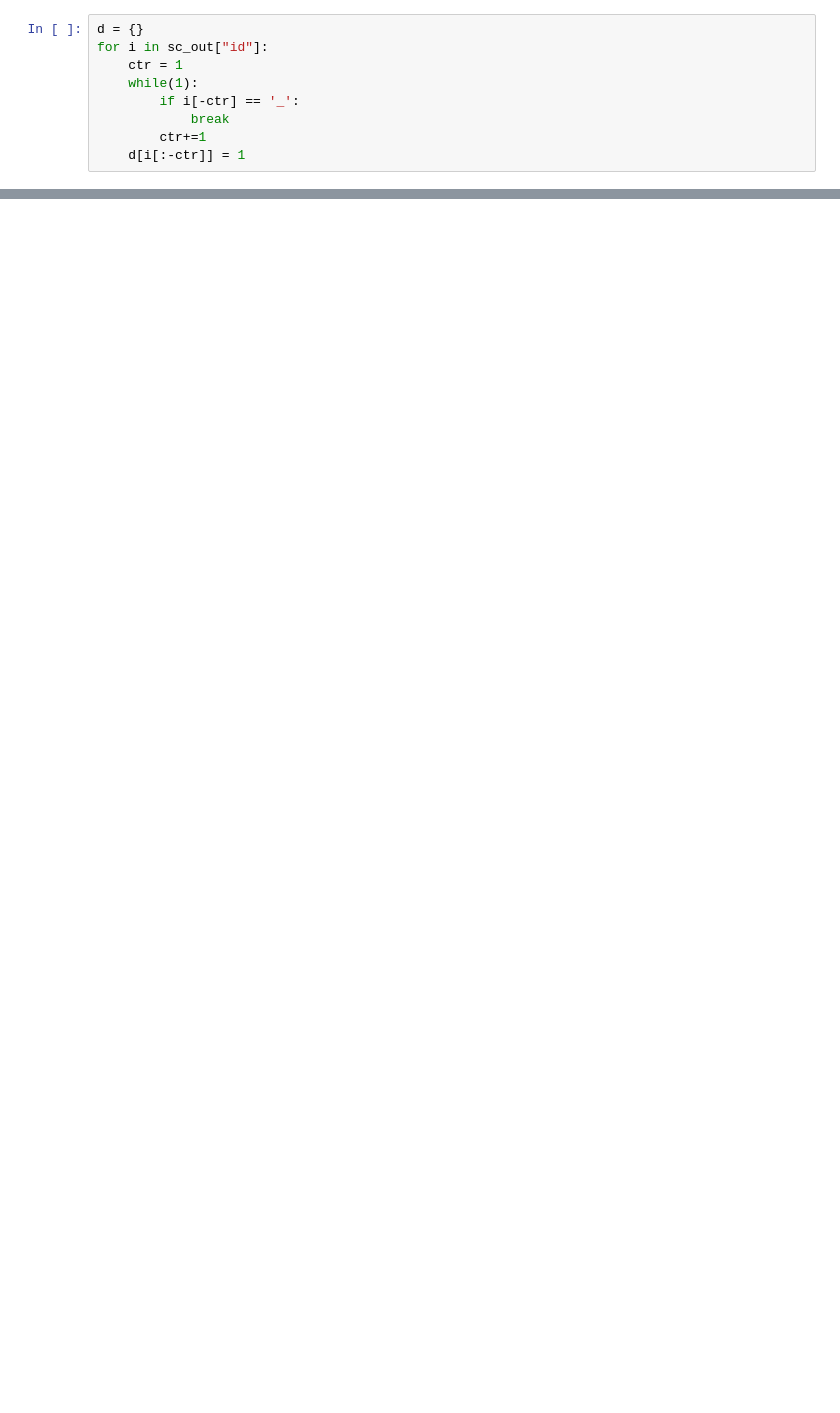
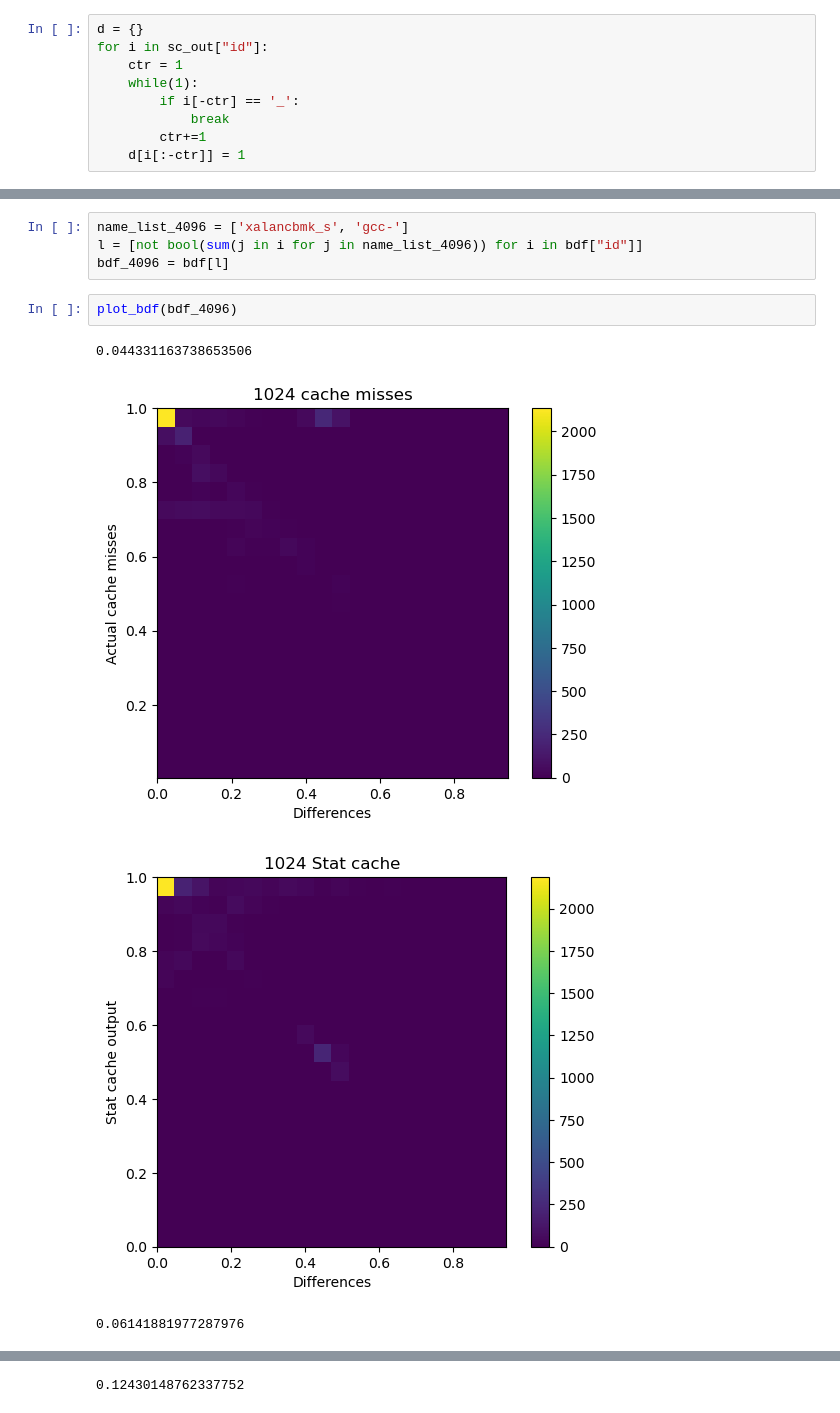
Before and after one commit to MarkRamosS/CacheEstimator, a Jupyter notebook: statCache.ipynb, the cells around one changed output, grey strips where cells are left out. Drawn from its saved outputs; the diff is of its cells as text; blank space fills up the shorter version.

```diff
--- a/statCache.ipynb
+++ b/statCache.ipynb
@@ -216,0 +206,11 @@ bdf.head(15)
+# %%
+name_list_4096 = ['xalancbmk_s', 'gcc-']
+l = [not bool(sum(j in i for j in name_list_4096)) for i in bdf["id"]]
+bdf_4096 = bdf[l]
+# %%
+plot_bdf(bdf_4096)
+# %% [output]
+0.044331163738653506
+[figure, added]
+[figure, added]
+0.06141881977287976
@@ -216,0 +219 @@ bdf.head(15)
+0.12430148762337752
```
Also changed, not shown: parts of 13 cells of this notebook.
